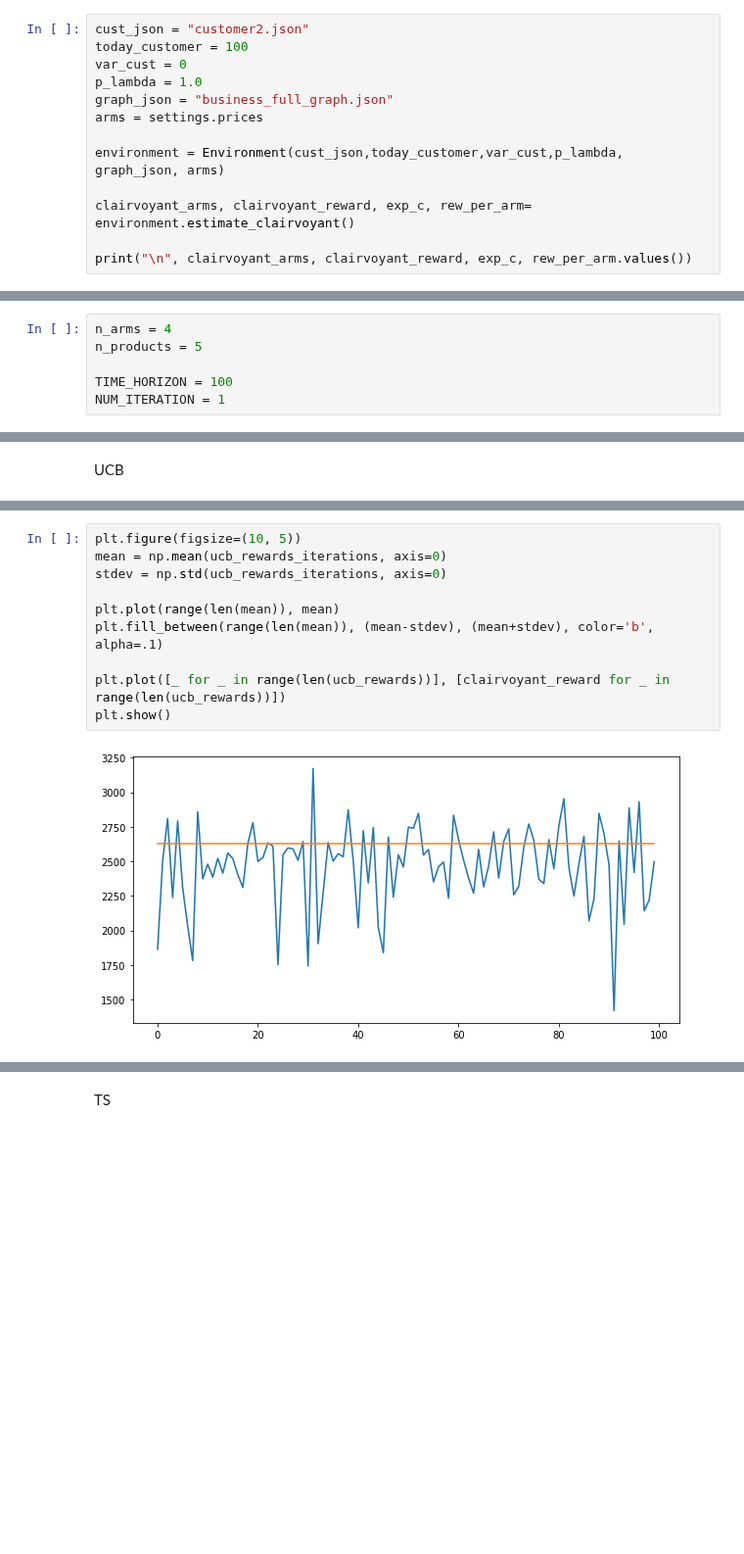
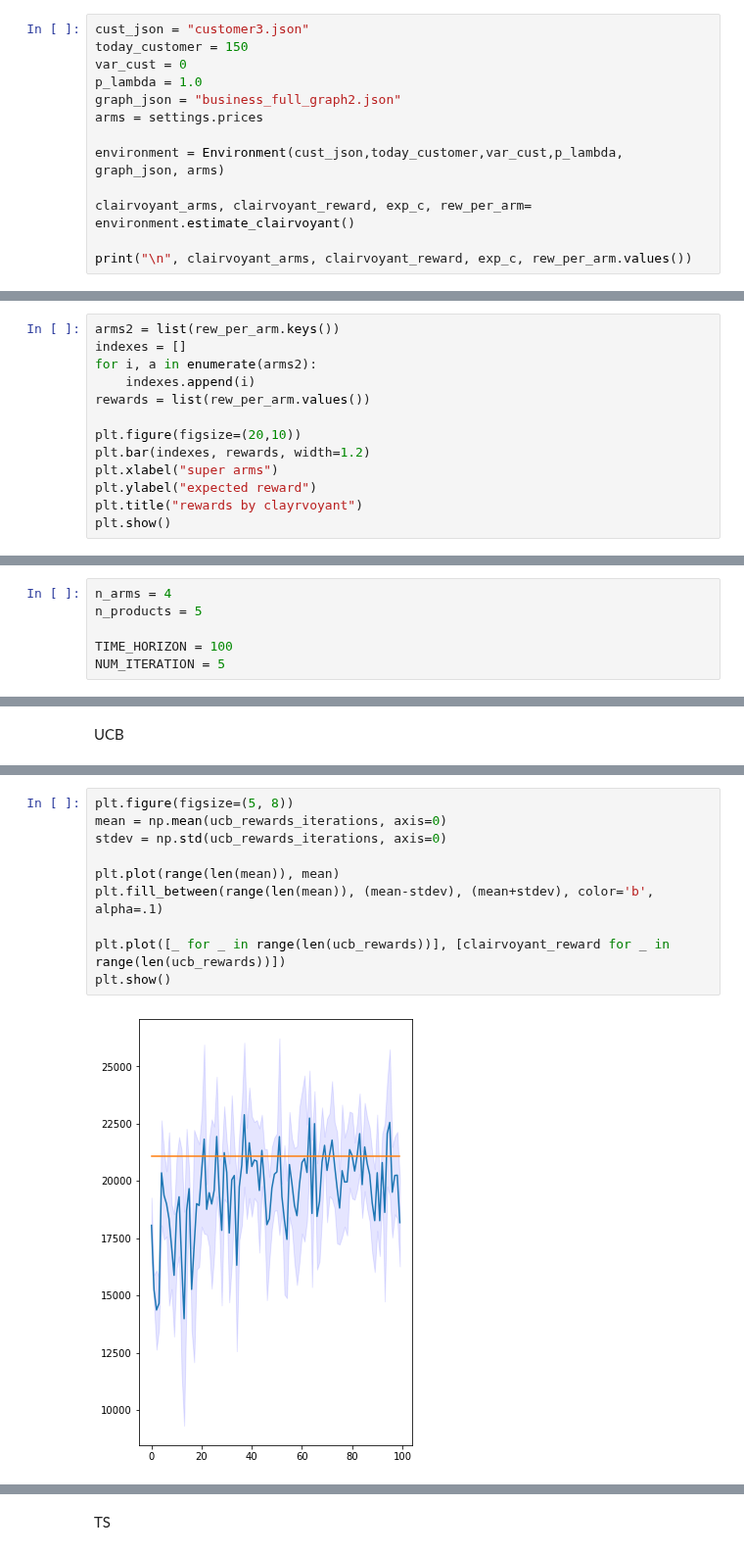
Before and after one commit to VladMarianCimpeanu/OLA_project, a Jupyter notebook: step3.ipynb, the cells around one changed output, grey strips where cells are left out. Shown at 98% size. Drawn from its saved outputs; the diff is of its cells as text; blank space fills up the shorter version.

Commit message:
updated analysis on customers_parameters.ipynb

```diff
--- a/step3.ipynb
+++ b/step3.ipynb
@@ -19,11 +19,11 @@ from Code.NoisyClairvoyant import  NoisyClairvoyant
 
 %matplotlib inline
 # %%
-cust_json = "customer2.json"
-today_customer = 100
+cust_json = "customer3.json"
+today_customer = 150
 var_cust = 0
 p_lambda = 1.0
-graph_json = "business_full_graph.json"
+graph_json = "business_full_graph2.json"
 arms = settings.prices
 
 environment = Environment(cust_json,today_customer,var_cust,p_lambda, graph_json, arms)
@@ -55,0 +56,13 @@ print(sorted([(v, k) for k, v in rew_per_arm.items()])[-10:][::-1])
+# %%
+arms2 = list(rew_per_arm.keys())
+indexes = []
+for i, a in enumerate(arms2):
+    indexes.append(i)
+rewards = list(rew_per_arm.values())
+
+plt.figure(figsize=(20,10))
+plt.bar(indexes, rewards, width=1.2)
+plt.xlabel("super arms")
+plt.ylabel("expected reward")
+plt.title("rewards by clayrvoyant")
+plt.show()
@@ -58,7 +73,7 @@ n_arms = 4
 n_products = 5
 
 TIME_HORIZON = 100
-NUM_ITERATION = 1
+NUM_ITERATION = 5
 # %%
 customers = copy.deepcopy(environment.customers)
 for customer in customers:
@@ -150,13 +150,13 @@ loading: [                              ] 0.0%
 # %%
-plt.figure(figsize=(10, 5))
+plt.figure(figsize=(5, 8))
 mean = np.mean(ucb_rewards_iterations, axis=0)
 stdev = np.std(ucb_rewards_iterations, axis=0)
 
 plt.plot(range(len(mean)), mean)
 plt.fill_between(range(len(mean)), (mean-stdev), (mean+stdev), color='b', alpha=.1)
 
 plt.plot([_ for _ in range(len(ucb_rewards))], [clairvoyant_reward for _ in range(len(ucb_rewards))])
 plt.show()
 # %% [output]
-[figure, old version]
+[figure, new version]
 # %%
```
Also changed, not shown: parts of 15 cells of this notebook, 6 other files.
